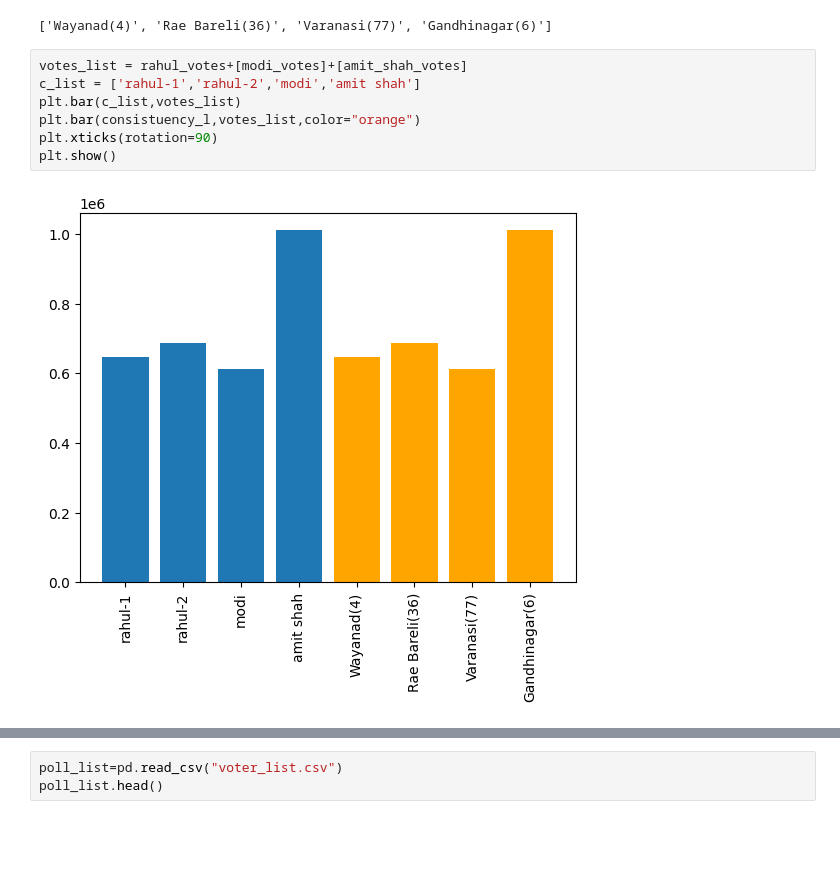
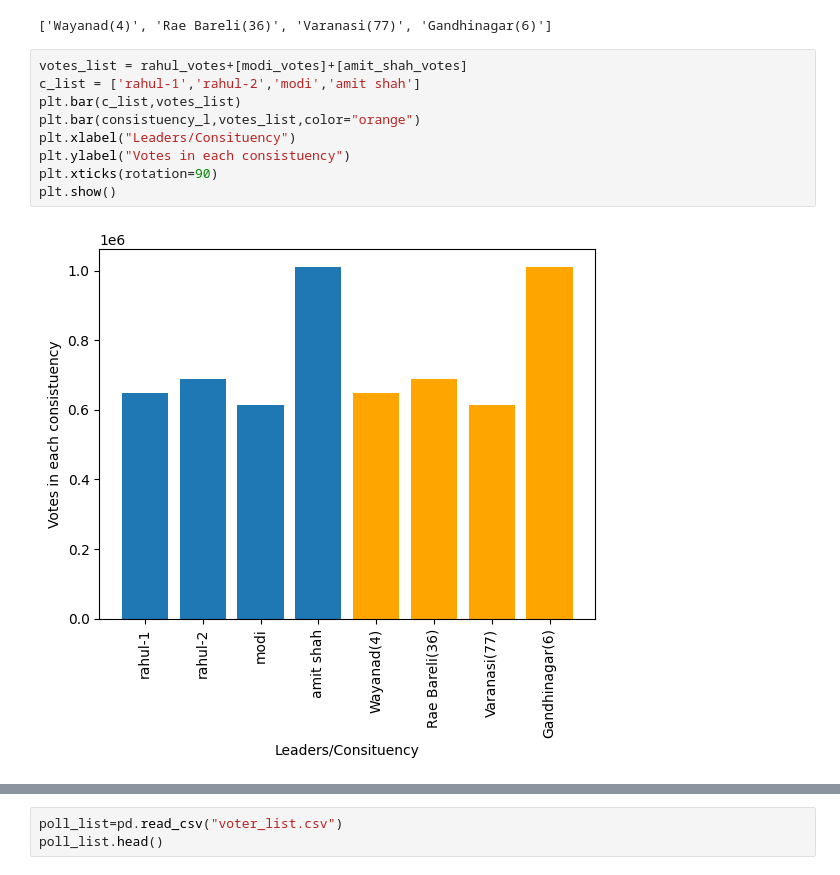
Before and after one commit to Ak1704/Election_result_analysis, a Jupyter notebook: Election_Analysis.ipynb, the cells around one changed output, grey strips where cells are left out. Drawn from its saved outputs; the diff is of its cells as text; blank space fills up the shorter version.

```diff
--- a/Election_Analysis.ipynb
+++ b/Election_Analysis.ipynb
@@ -149,12 +153,14 @@ consistuency_l
 # %%
 votes_list = rahul_votes+[modi_votes]+[amit_shah_votes]
 c_list = ['rahul-1','rahul-2','modi','amit shah']
 plt.bar(c_list,votes_list)
 plt.bar(consistuency_l,votes_list,color="orange")
+plt.xlabel("Leaders/Consituency")
+plt.ylabel("Votes in each consistuency")
 plt.xticks(rotation=90)
 plt.show()
 # %% [output]
-[figure, old version]
+[figure, new version]
 # %%
 total_df = total_party_data.sort_values(by="Total Votes",ascending = 0)
 high_votes_list = list(total_df["Total Votes"].values[:6])
```
Also changed, not shown: parts of 19 cells of this notebook, 1 other file.
